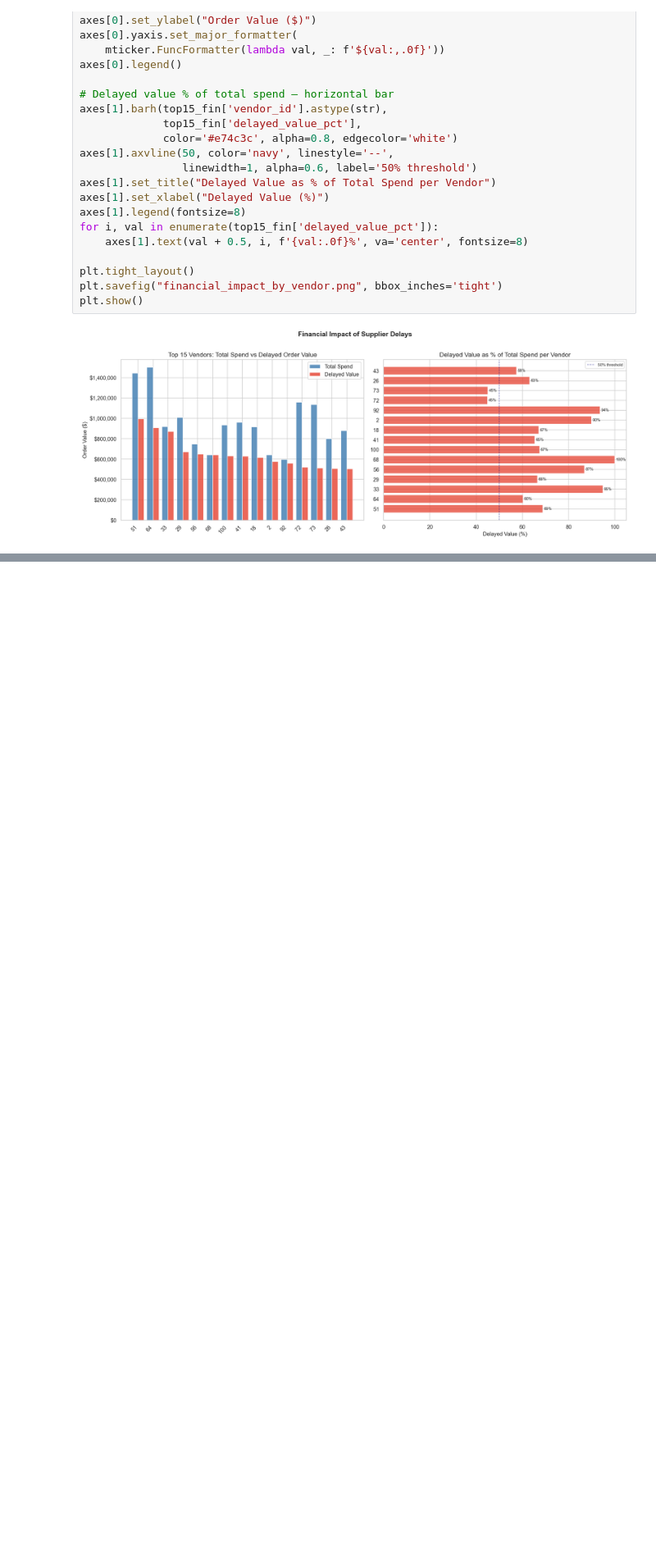
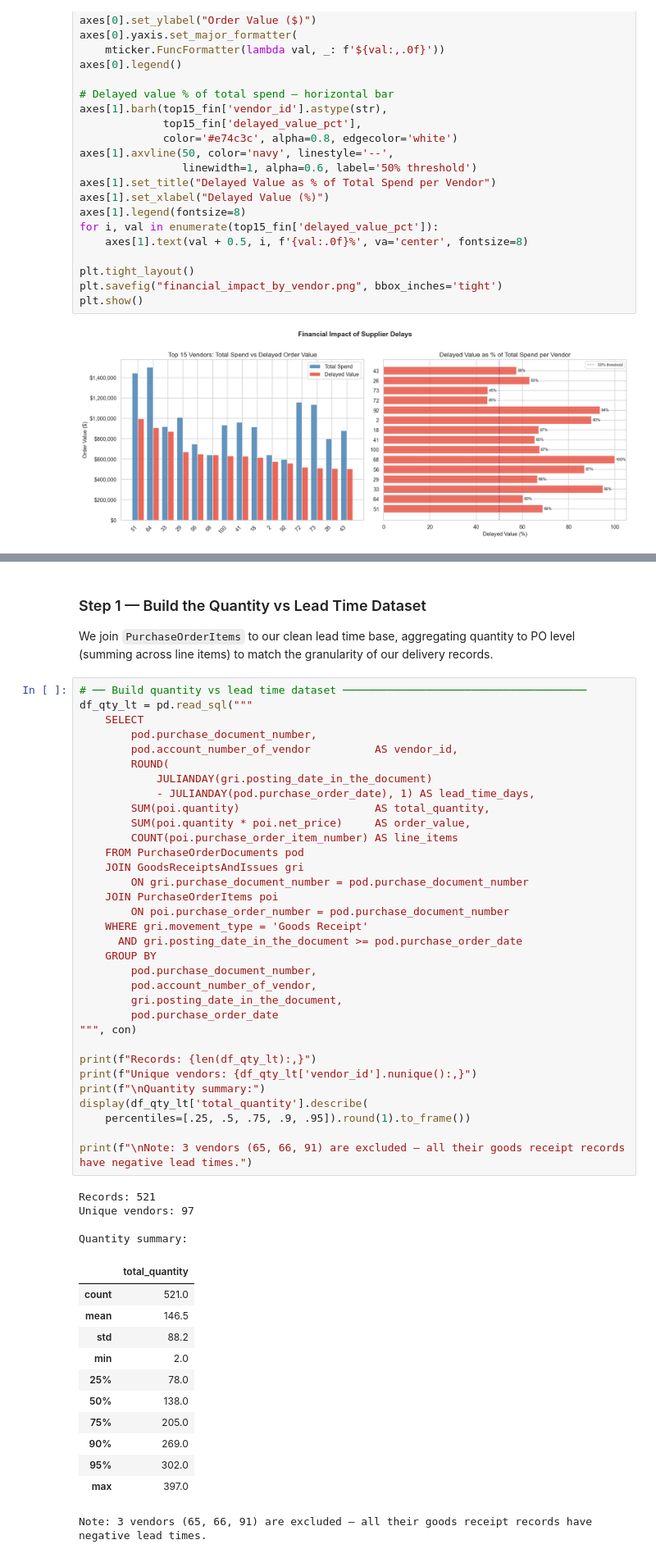
Before and after one commit to Muhammad-Umer-Riaz/data-analyst-portfolio, a Jupyter notebook: Supplier_Performance_Analysis/supplier_performance_analysis.ipynb, the cells around one changed output, grey strips where cells are left out. Shown at 82% size. Drawn from its saved outputs; the diff is of its cells as text; blank space fills up the shorter version.

```diff
--- a/Supplier_Performance_Analysis/supplier_performance_analysis.ipynb
+++ b/Supplier_Performance_Analysis/supplier_performance_analysis.ipynb
@@ -1340,0 +1358,54 @@ The Pearson correlation between order value and days late is r = -0.031 (p = 0.6
+# %% [markdown]
+### Step 1 — Build the Quantity vs Lead Time Dataset
+
+We join `PurchaseOrderItems` to our clean lead time base, aggregating quantity to PO level (summing across line items) to match the granularity of our delivery records.
+# %%
+# ── Build quantity vs lead time dataset ──────────────────────────────────────
+df_qty_lt = pd.read_sql("""
+    SELECT
+        pod.purchase_document_number,
+        pod.account_number_of_vendor          AS vendor_id,
+        ROUND(
+            JULIANDAY(gri.posting_date_in_the_document)
+            - JULIANDAY(pod.purchase_order_date), 1) AS lead_time_days,
+        SUM(poi.quantity)                     AS total_quantity,
+        SUM(poi.quantity * poi.net_price)     AS order_value,
+        COUNT(poi.purchase_order_item_number) AS line_items
+    FROM PurchaseOrderDocuments pod
+    JOIN GoodsReceiptsAndIssues gri
+        ON gri.purchase_document_number = pod.purchase_document_number
+    JOIN PurchaseOrderItems poi
+        ON poi.purchase_order_number = pod.purchase_document_number
+    WHERE gri.movement_type = 'Goods Receipt'
+      AND gri.posting_date_in_the_document >= pod.purchase_order_date
+    GROUP BY
+        pod.purchase_document_number,
+        pod.account_number_of_vendor,
+        gri.posting_date_in_the_document,
+        pod.purchase_order_date
+""", con)
+
+print(f"Records: {len(df_qty_lt):,}")
+print(f"Unique vendors: {df_qty_lt['vendor_id'].nunique():,}")
+print(f"\nQuantity summary:")
+display(df_qty_lt['total_quantity'].describe(
+    percentiles=[.25, .5, .75, .9, .95]).round(1).to_frame())
+
+print(f"\nNote: 3 vendors (65, 66, 91) are excluded — all their goods receipt records have negative lead times.")
+# %% [output]
+Records: 521
+Unique vendors: 97
+
+Quantity summary:
+|  | total_quantity |
+| count | 521.0 |
+| mean | 146.5 |
+| std | 88.2 |
+| min | 2.0 |
+| 25% | 78.0 |
+| 50% | 138.0 |
+| 75% | 205.0 |
+| 90% | 269.0 |
+| 95% | 302.0 |
+| max | 397.0 |
+Note: 3 vendors (65, 66, 91) are excluded — all their goods receipt records have negative lead times.
```
Also changed, not shown: parts of 11 cells of this notebook.
